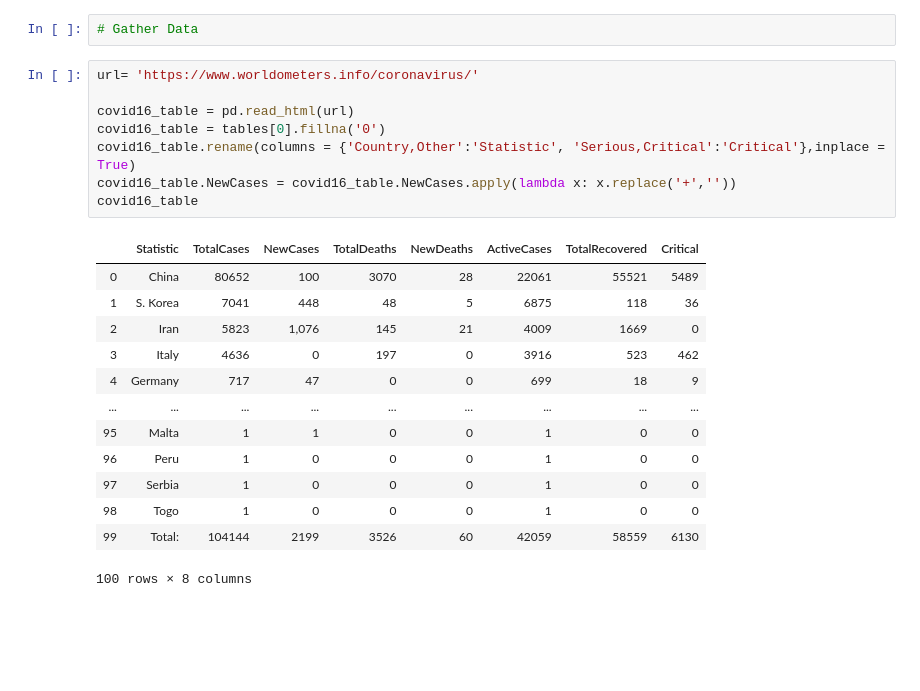
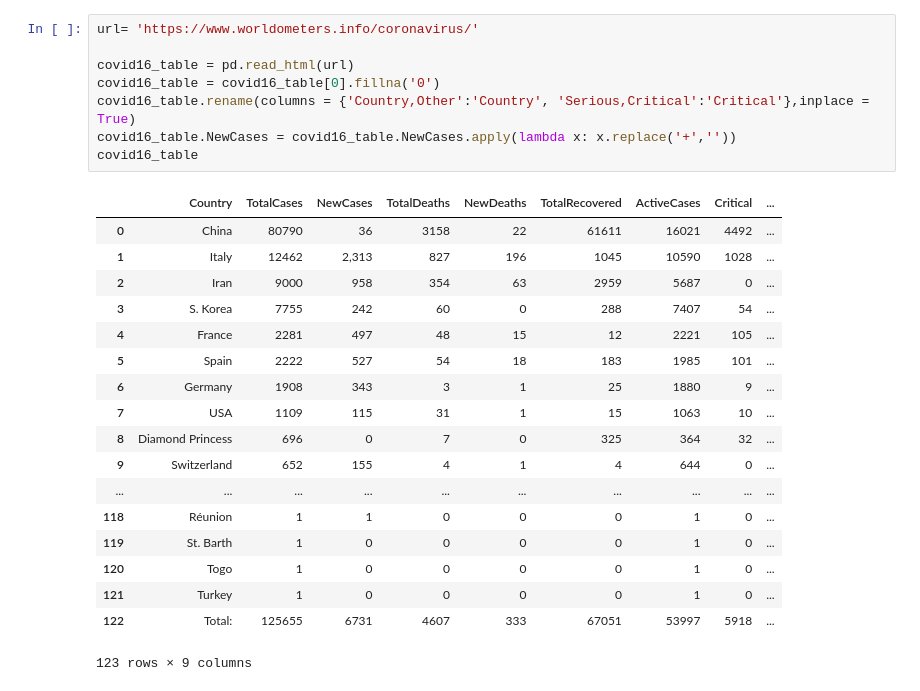
Before and after one commit to RandyPayano/Covid-19-Dashboard, a Jupyter notebook: Covid-16-Notebook.ipynb, the cells around one changed output. Cells and saved outputs as stored; diff of their text form; blank space fills up the shorter version.

```diff
--- a/Covid-16-Notebook.ipynb
+++ b/Covid-16-Notebook.ipynb
@@ -4,24 +9,27 @@ import requests
-# %%
-# Gather Data
 # %%
 url= 'https://www.worldometers.info/coronavirus/'
 
 covid16_table = pd.read_html(url)
-covid16_table = tables[0].fillna('0')
-covid16_table.rename(columns = {'Country,Other':'Statistic', 'Serious,Critical':'Critical'},inplace = True)
+covid16_table = covid16_table[0].fillna('0')
+covid16_table.rename(columns = {'Country,Other':'Country', 'Serious,Critical':'Critical'},inplace = True)
 covid16_table.NewCases = covid16_table.NewCases.apply(lambda x: x.replace('+',''))
 covid16_table
 # %% [output]
-|  | Statistic | TotalCases | NewCases | TotalDeaths | NewDeaths | ActiveCases | TotalRecovered | Critical |
-| 0 | China | 80652 | 100 | 3070 | 28 | 22061 | 55521 | 5489 |
-| 1 | S. Korea | 7041 | 448 | 48 | 5 | 6875 | 118 | 36 |
-| 2 | Iran | 5823 | 1,076 | 145 | 21 | 4009 | 1669 | 0 |
-| 3 | Italy | 4636 | 0 | 197 | 0 | 3916 | 523 | 462 |
-| 4 | Germany | 717 | 47 | 0 | 0 | 699 | 18 | 9 |
-| ... | ... | ... | ... | ... | ... | ... | ... | ... |
-| 95 | Malta | 1 | 1 | 0 | 0 | 1 | 0 | 0 |
-| 96 | Peru | 1 | 0 | 0 | 0 | 1 | 0 | 0 |
-| 97 | Serbia | 1 | 0 | 0 | 0 | 1 | 0 | 0 |
-| 98 | Togo | 1 | 0 | 0 | 0 | 1 | 0 | 0 |
-| 99 | Total: | 104144 | 2199 | 3526 | 60 | 42059 | 58559 | 6130 |
+|  | Country | TotalCases | NewCases | TotalDeaths | NewDeaths | TotalRecovered | ActiveCases | Critical | ... |
+| 0 | China | 80790 | 36 | 3158 | 22 | 61611 | 16021 | 4492 | ... |
+| 1 | Italy | 12462 | 2,313 | 827 | 196 | 1045 | 10590 | 1028 | ... |
+| 2 | Iran | 9000 | 958 | 354 | 63 | 2959 | 5687 | 0 | ... |
+| 3 | S. Korea | 7755 | 242 | 60 | 0 | 288 | 7407 | 54 | ... |
+| 4 | France | 2281 | 497 | 48 | 15 | 12 | 2221 | 105 | ... |
+| 5 | Spain | 2222 | 527 | 54 | 18 | 183 | 1985 | 101 | ... |
+| 6 | Germany | 1908 | 343 | 3 | 1 | 25 | 1880 | 9 | ... |
+| 7 | USA | 1109 | 115 | 31 | 1 | 15 | 1063 | 10 | ... |
+| 8 | Diamond Princess | 696 | 0 | 7 | 0 | 325 | 364 | 32 | ... |
+| 9 | Switzerland | 652 | 155 | 4 | 1 | 4 | 644 | 0 | ... |
+| ... | ... | ... | ... | ... | ... | ... | ... | ... | ... |
+| 118 | Réunion | 1 | 1 | 0 | 0 | 0 | 1 | 0 | ... |
+| 119 | St. Barth | 1 | 0 | 0 | 0 | 0 | 1 | 0 | ... |
+| 120 | Togo | 1 | 0 | 0 | 0 | 0 | 1 | 0 | ... |
+| 121 | Turkey | 1 | 0 | 0 | 0 | 0 | 1 | 0 | ... |
+| 122 | Total: | 125655 | 6731 | 4607 | 333 | 67051 | 53997 | 5918 | ... |
-100 rows × 8 columns
+123 rows × 9 columns
```
Also changed, not shown: parts of 11 cells of this notebook, 30 other files.
